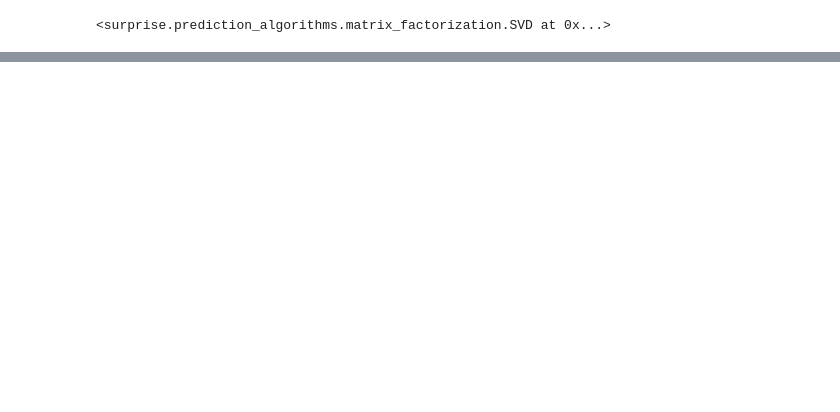
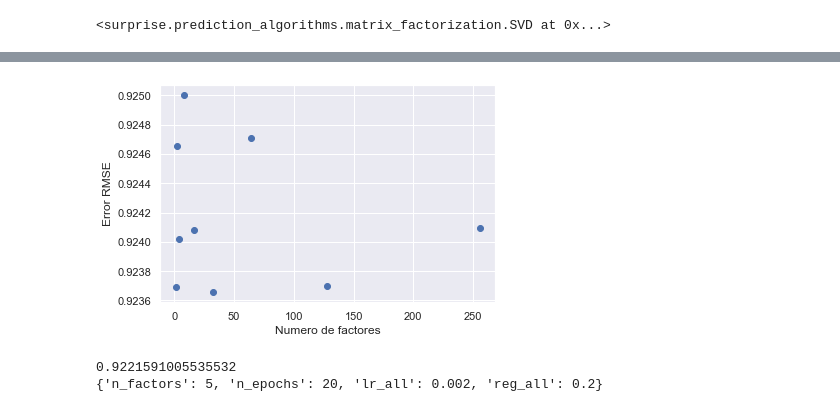
Before and after one commit to GabrielNayi/Acamica_Sprint_3, a Jupyter notebook: sistema_recom.ipynb, the cells around one changed output, grey strips where cells are left out. Drawn from its saved outputs; the diff is of its cells as text; code cells hidden in the pictures; blank space fills up the shorter version.

```diff
--- a/sistema_recom.ipynb
+++ b/sistema_recom.ipynb
@@ -549,0 +528,9 @@ data_reviews_ok['game']=data
+# %%
+rmse_test_means = []
+factores = [1,2,4,8,16,32,64,128,256]
+
+for factor in factores:
+    print(f'\nNúmero de Factores: {factor}')
+    algo = SVD(n_factors=factor)
+    cv = cross_validate(algo, data, measures=['RMSE'], cv = 3, verbose=True)
+    rmse_test_means.append(np.mean(cv['test_rmse']))
@@ -549,0 +555,7 @@ data_reviews_ok['game']=data
+# %%
+plt.scatter(factores, rmse_test_means)
+plt.xlabel('Numero de factores')
+plt.ylabel('Error RMSE')
+plt.show()
+# %% [output]
+[figure, added]
@@ -549,0 +570,6 @@ data_reviews_ok['game']=data
+# %%
+print(gs.best_score['rmse'])
+print(gs.best_params['rmse'])
+# %% [output]
+0.9221591005535532
+{'n_factors': 5, 'n_epochs': 20, 'lr_all': 0.002, 'reg_all': 0.2}
```
Also changed, not shown: parts of 17 cells of this notebook.
